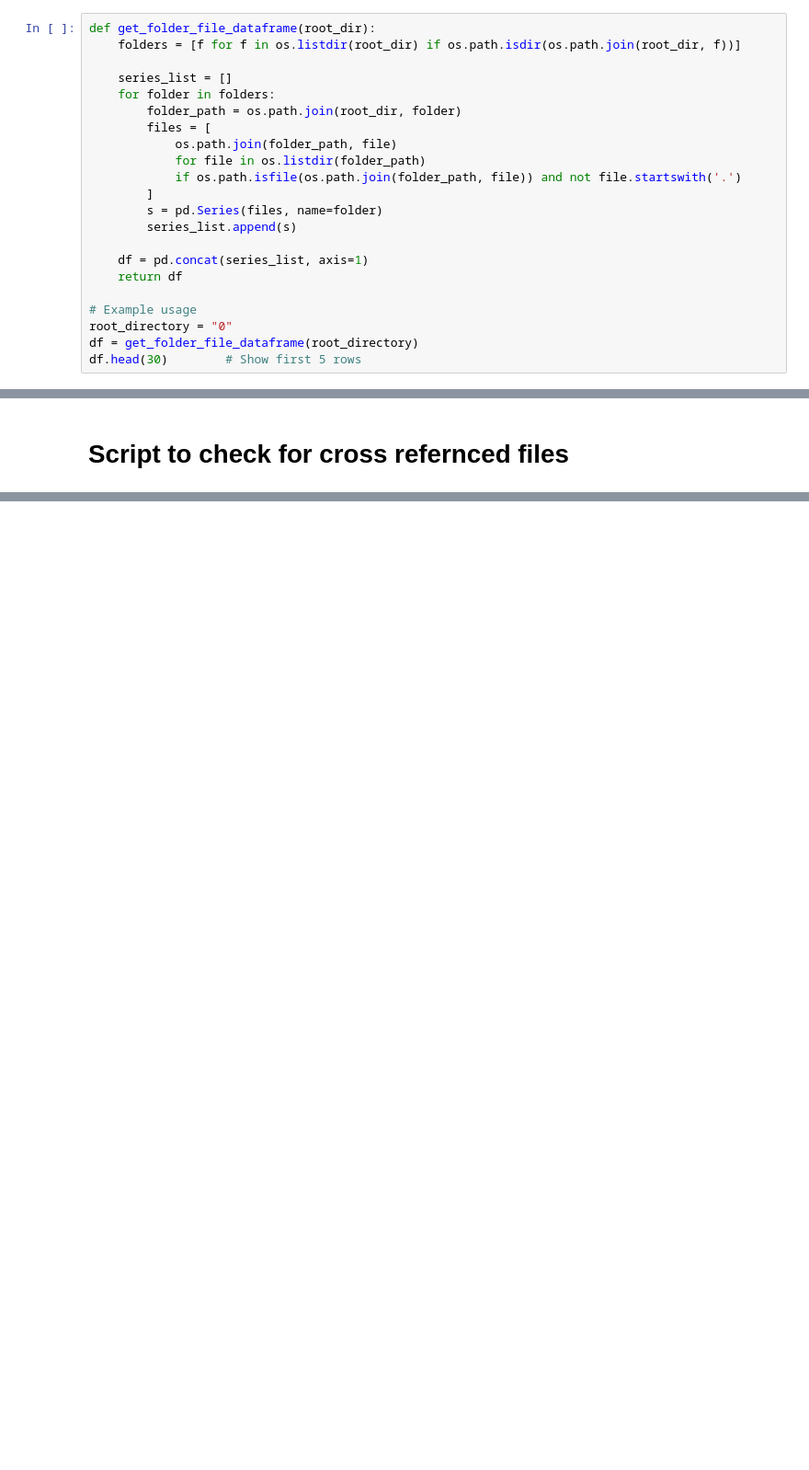
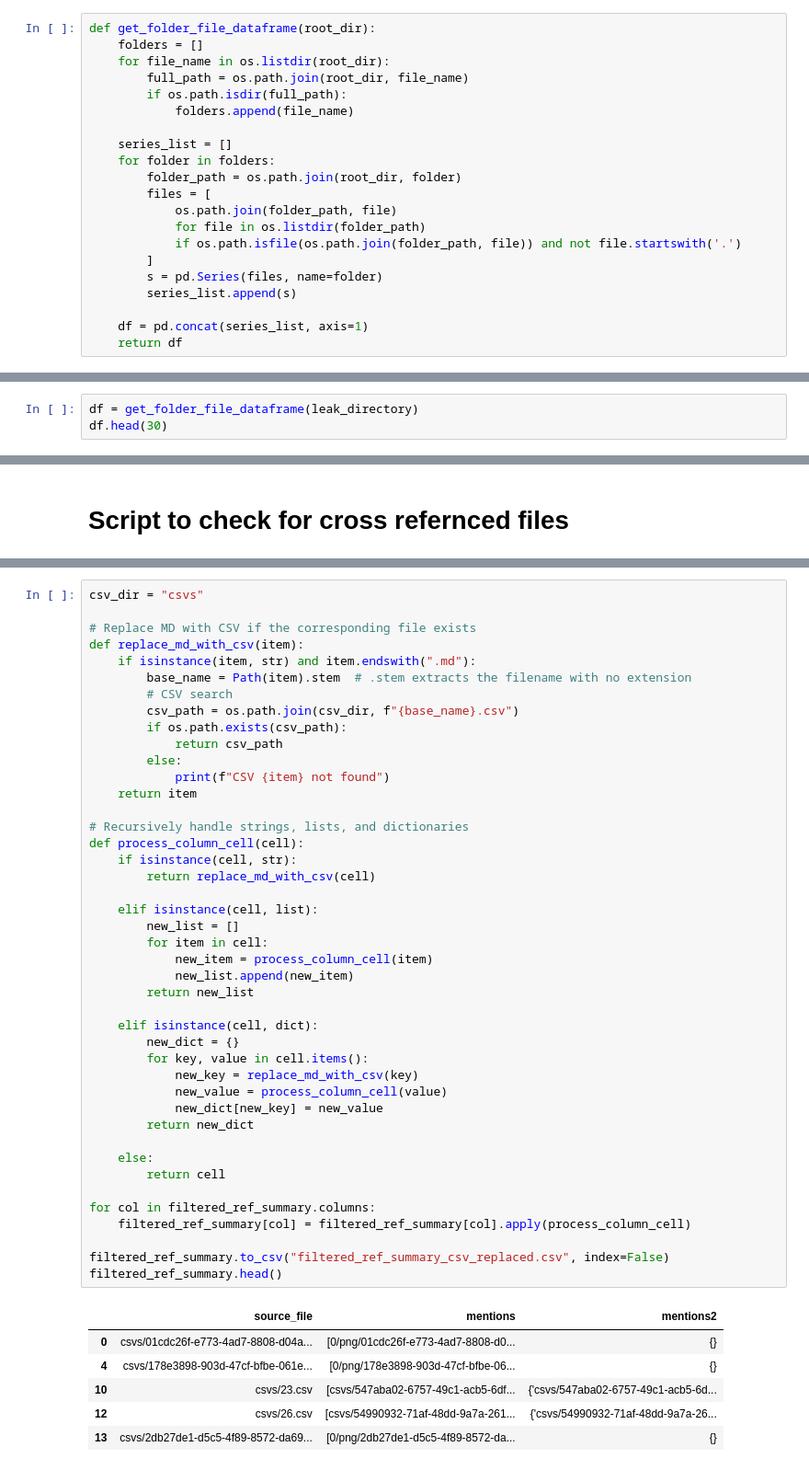
Before and after one commit to alexCondu/AI-Soon, a Jupyter notebook: main.ipynb, the cells around one changed output, grey strips where cells are left out. Shown: that part at 92% size. Saved outputs shown, nothing was run; the diff lists cells and outputs as text; blank space fills up the shorter version.

```diff
--- a/main.ipynb
+++ b/main.ipynb
@@ -118,7 +117,11 @@ Directory '0/0' has been deleted.
 # Dataframe with all file location
 # %%
 def get_folder_file_dataframe(root_dir):
-    folders = [f for f in os.listdir(root_dir) if os.path.isdir(os.path.join(root_dir, f))]
+    folders = []
+    for file_name in os.listdir(root_dir):
+        full_path = os.path.join(root_dir, file_name)
+        if os.path.isdir(full_path):
+            folders.append(file_name)
 
     series_list = []
     for folder in folders:
@@ -133,8 +136,3 @@ def get_folder_file_dataframe(root_dir):
 
     df = pd.concat(series_list, axis=1)
     return df
-
-# Example usage
-root_directory = "0"
-df = get_folder_file_dataframe(root_directory)
-df.head(30)        # Show first 5 rows
@@ -158,0 +139,3 @@ df.head(30)        # Show first 5 rows
+# %%
+df = get_folder_file_dataframe(leak_directory)
+df.head(30)
@@ -435,0 +522,50 @@ print(ref_summary.tail(len(missing_chats)))
+# %%
+csv_dir = "csvs"
+
+# Replace MD with CSV if the corresponding file exists
+def replace_md_with_csv(item):
+    if isinstance(item, str) and item.endswith(".md"):
+        base_name = Path(item).stem  # .stem extracts the filename with no extension
+        # CSV search
+        csv_path = os.path.join(csv_dir, f"{base_name}.csv")
+        if os.path.exists(csv_path):
+            return csv_path
+        else:
+            print(f"CSV {item} not found")
+    return item
+
+# Recursively handle strings, lists, and dictionaries
+def process_column_cell(cell):
+    if isinstance(cell, str):
+        return replace_md_with_csv(cell)
+
+    elif isinstance(cell, list):
+        new_list = []
+        for item in cell:
+            new_item = process_column_cell(item)
+            new_list.append(new_item)
+        return new_list
+
+    elif isinstance(cell, dict):
+        new_dict = {}
+        for key, value in cell.items():
+            new_key = replace_md_with_csv(key)
+            new_value = process_column_cell(value)
+            new_dict[new_key] = new_value
+        return new_dict
+
+    else:
+        return cell
+
+for col in filtered_ref_summary.columns:
+    filtered_ref_summary[col] = filtered_ref_summary[col].apply(process_column_cell)
+
+filtered_ref_summary.to_csv("filtered_ref_summary_csv_replaced.csv", index=False)
+filtered_ref_summary.head()
+# %% [output]
+|  | source_file | mentions | mentions2 |
+| 0 | csvs/01cdc26f-e773-4ad7-8808-d04a... | [0/png/01cdc26f-e773-4ad7-8808-d0... | {} |
+| 4 | csvs/178e3898-903d-47cf-bfbe-061e... | [0/png/178e3898-903d-47cf-bfbe-06... | {} |
+| 10 | csvs/23.csv | [csvs/547aba02-6757-49c1-acb5-6df... | {'csvs/547aba02-6757-49c1-acb5-6d... |
+| 12 | csvs/26.csv | [csvs/54990932-71af-48dd-9a7a-261... | {'csvs/54990932-71af-48dd-9a7a-26... |
+| 13 | csvs/2db27de1-d5c5-4f89-8572-da69... | [0/png/2db27de1-d5c5-4f89-8572-da... | {} |
```
Also changed, not shown: parts of 34 cells of this notebook, 1 other file.
